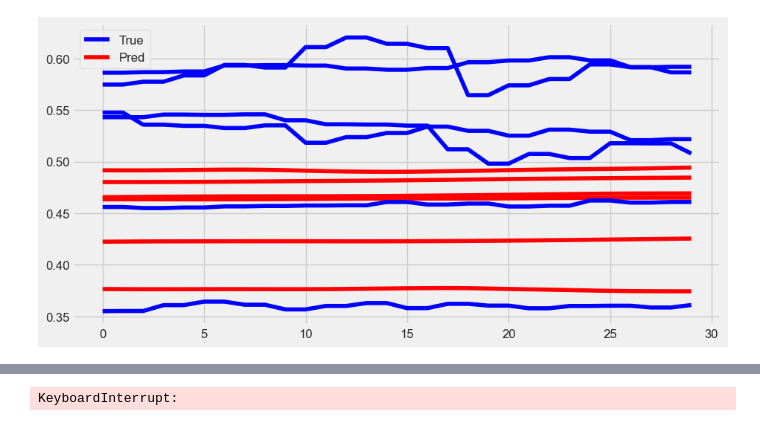
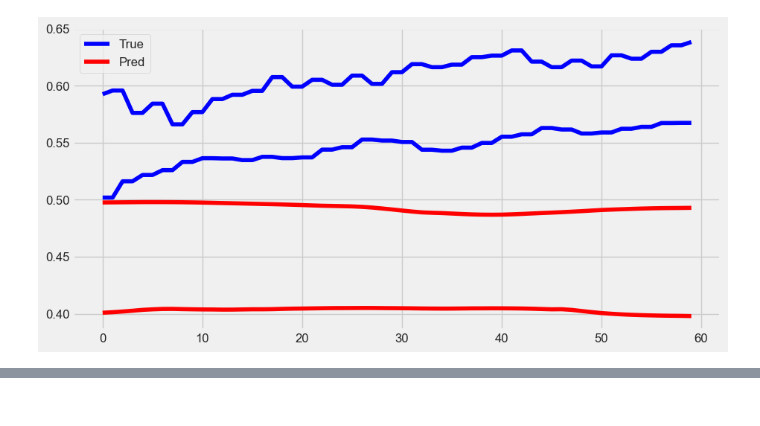
Before and after one commit to mihaozbot/Fuzzy-transformer, a Jupyter notebook: LSTM/LSTM_forcast.ipynb, the cells around one changed output, grey strips where cells are left out. Drawn from its saved outputs; the diff is of its cells as text; code cells hidden in the pictures.

```diff
--- a/LSTM/LSTM_forcast.ipynb
+++ b/LSTM/LSTM_forcast.ipynb
@@ -7,7 +7,8 @@ import data.dataclass_module as dataclass_module
 reload(dataclass_module)
 
 input_length = 150
-output_length = 30
+output_length = 60
+training_part = 0.8
 output_steps_ahead = 1
 database = dataclass_module.StockData(input_length,output_length,output_steps_ahead)
 database.display_data_norm()
@@ -156,12 +161,6 @@ class LSTMSeq2SeqForecastingNetwork(nn.Module):
         # LSTM layer
         lstm_out, _ = self.lstm(x)
 
-        # Apply dropout
-        lstm_out = self.dropout(lstm_out)
-
-        # Apply layer normalization
-        lstm_out = self.ln(lstm_out)
-
         # Output layer
         y = self.fc_out(lstm_out)
 
@@ -172,10 +171,10 @@ import torch.optim as optim
 # Hyperparameters
 input_dim = 4
 output_length = output_length
-hidden_dim = 128
+hidden_dim = 256
 num_layers = 3
 dropout_rate = 0.1
-num_epochs = 10000
+num_epochs = 200
 
 model = LSTMSeq2SeqForecastingNetwork(input_dim, hidden_dim, num_layers, 1, dropout_rate).to(device)
 learning_rate = 0.001  # or any other value
@@ -206,6 +205,10 @@ def test(dataloader):
             out = model(x)
             test_loss += loss_fn(out, y.unsqueeze(2)).item()
 
+            # Append the data for MAE, RMSE, MSE, and NRMSE computation
+            all_y.append(y.cpu().numpy())
+            all_out.append(out.squeeze(2).cpu().numpy())
+
             # For visualization, just take the first sequence in the batch
             y = y[0].cpu().numpy()
             out = out[0].cpu().numpy()
@@ -214,9 +217,7 @@ def test(dataloader):
             plt.plot(range(len(y)), y, color='blue', label='True' if i == 0 else "")
             plt.plot(range(len(out)), out, color='red', label='Pred' if i == 0 else "")
 
-            # Append the data for MAE, RMSE, MSE, and NRMSE computation
-            all_y.append(y)
-            all_out.append(out)
+
 
     # Show the legend and the plot
     plt.legend()
@@ -234,5 +235,4 @@ def test(dataloader):
     rmse = np.sqrt(mse)
     nrmse = rmse / np.std(all_y)
     print(f'MAE: {mae:.4f}, MSE: {mse:.4f}, RMSE: {rmse:.4f}, NRMSE: {nrmse:.4f}')
-
-test(test_dataloader)
+    return mae, mse, rmse, nrmse
@@ -243,30 +239,32 @@ MAE: 0.1060, MSE: 0.0249, RMSE: 0.1579, NRMSE: 1.5203
 # %%
 # Training
+MSE_min = 10
 for epoch in range(num_epochs):
     loss_sum = 0
+
     for batch, (x, y) in enumerate(train_dataloader):
         model.train()
 
         x = x.to(device)
         y = y.to(device)
 
         optimizer.zero_grad()
 
         out = model(x)
 
         loss = loss_fn(out, y.unsqueeze(2))
         loss.backward()
 
         optimizer.step()
 
         loss_sum += loss.item()
 
-    print(f"Epoch {epoch+1}, training loss: {loss_sum/len(train_dataloader)}")
-    if (epoch+1) % 1 == 0:
-        loss_test = test(test_dataloader)
-
-# Testing
-model.eval()
-loss_test = test(test_dataloader)
+    print(f"Epoch {epoch}, training loss: {loss_sum/len(train_dataloader)}")
+    if (epoch+1) % 5 == 0:
+        mae, mse, rmse, nrmse = test(valid_dataloader)
+        if MSE_min > mse:
+            MSE_min = mse
+            print(f'Save model loss MAE: {mae:.4f}, MSE: {mse:.4f}, RMSE: {rmse:.4f}, NRMSE: {nrmse:.4f}')
+            torch.save(model, f"model_LSTM_{input_length}_{output_length}_{hidden_dim}_{num_layers}.pt")
 # %% [output]
-[figure, old version]
+[figure, new version]
@@ -275 +272,0 @@ MAE: 0.0644, MSE: 0.0053, RMSE: 0.0731, NRMSE: 0.8960
-KeyboardInterrupt:
```
Also changed, not shown: parts of 12 cells of this notebook, 14 other files.
